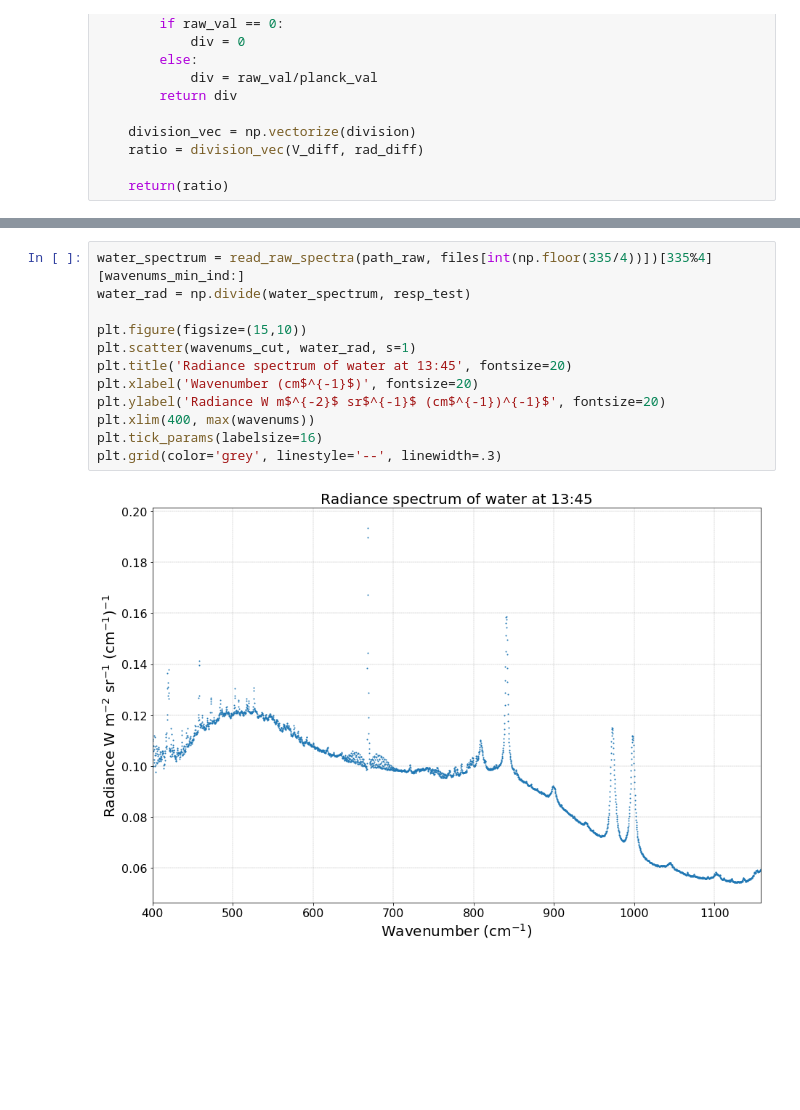
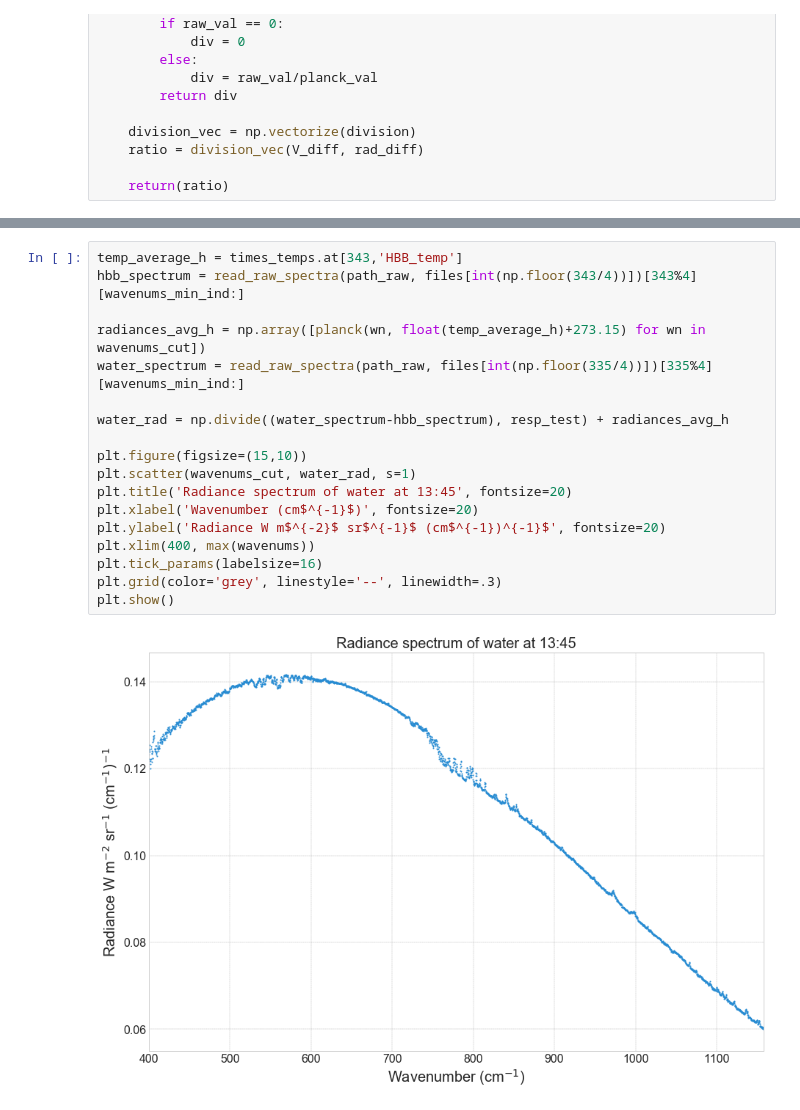
Before and after one commit to micolbedarida/MSci_Project, a Jupyter notebook: sandcode_rachel.ipynb, the cells around one changed output, grey strips where cells are left out. Saved outputs shown, nothing was run; the diff lists cells and outputs as text; blank space fills up the shorter version.

```diff
--- a/sandcode_rachel.ipynb
+++ b/sandcode_rachel.ipynb
@@ -256,16 +258,22 @@ plt.grid(color='grey', linestyle='--', linewidth=.3)
 # %% [output]
 [figure]
 # %%
+temp_average_h = times_temps.at[343,'HBB_temp']
+hbb_spectrum = read_raw_spectra(path_raw, files[int(np.floor(343/4))])[343%4][wavenums_min_ind:]
+
+radiances_avg_h = np.array([planck(wn, float(temp_average_h)+273.15) for wn in wavenums_cut])
 water_spectrum = read_raw_spectra(path_raw, files[int(np.floor(335/4))])[335%4][wavenums_min_ind:]
-water_rad = np.divide(water_spectrum, resp_test)
+
+water_rad = np.divide((water_spectrum-hbb_spectrum), resp_test) + radiances_avg_h
 
 plt.figure(figsize=(15,10))
 plt.scatter(wavenums_cut, water_rad, s=1)
 plt.title('Radiance spectrum of water at 13:45', fontsize=20)
 plt.xlabel('Wavenumber (cm$^{-1}$)', fontsize=20)
 plt.ylabel('Radiance W m$^{-2}$ sr$^{-1}$ (cm$^{-1})^{-1}$', fontsize=20)
 plt.xlim(400, max(wavenums))
 plt.tick_params(labelsize=16)
 plt.grid(color='grey', linestyle='--', linewidth=.3)
+plt.show()
 # %% [output]
-[figure, old version]
+[figure, new version]
```
Also changed, not shown: parts of 9 cells of this notebook.
